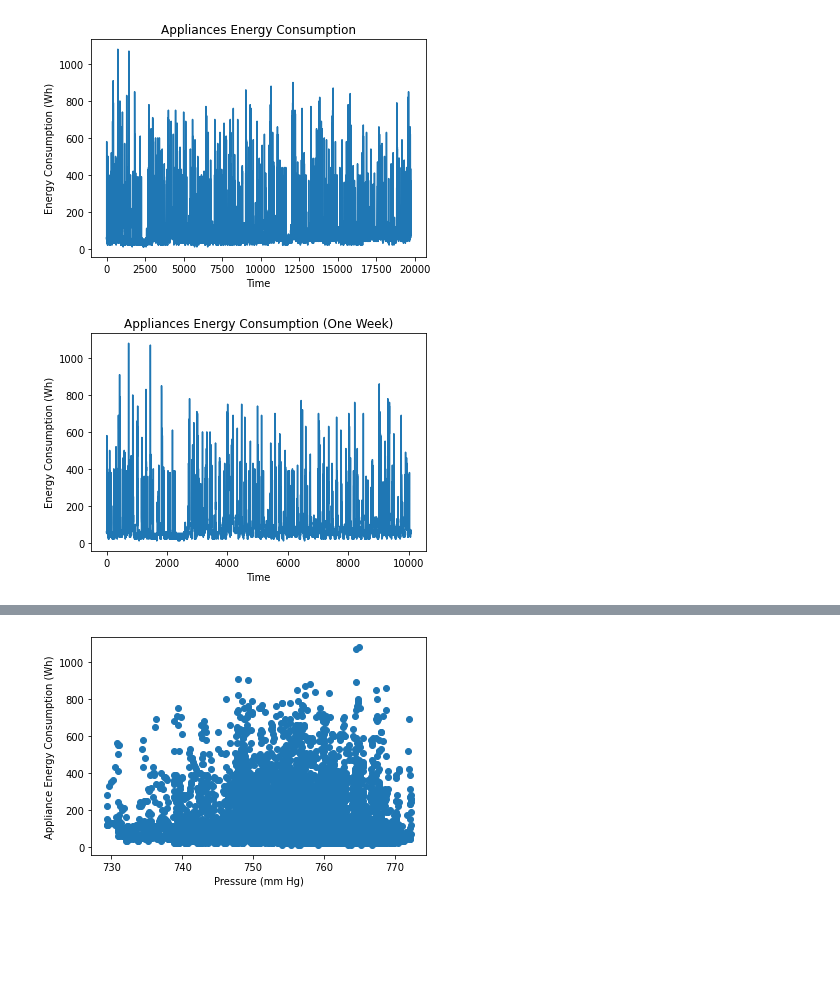
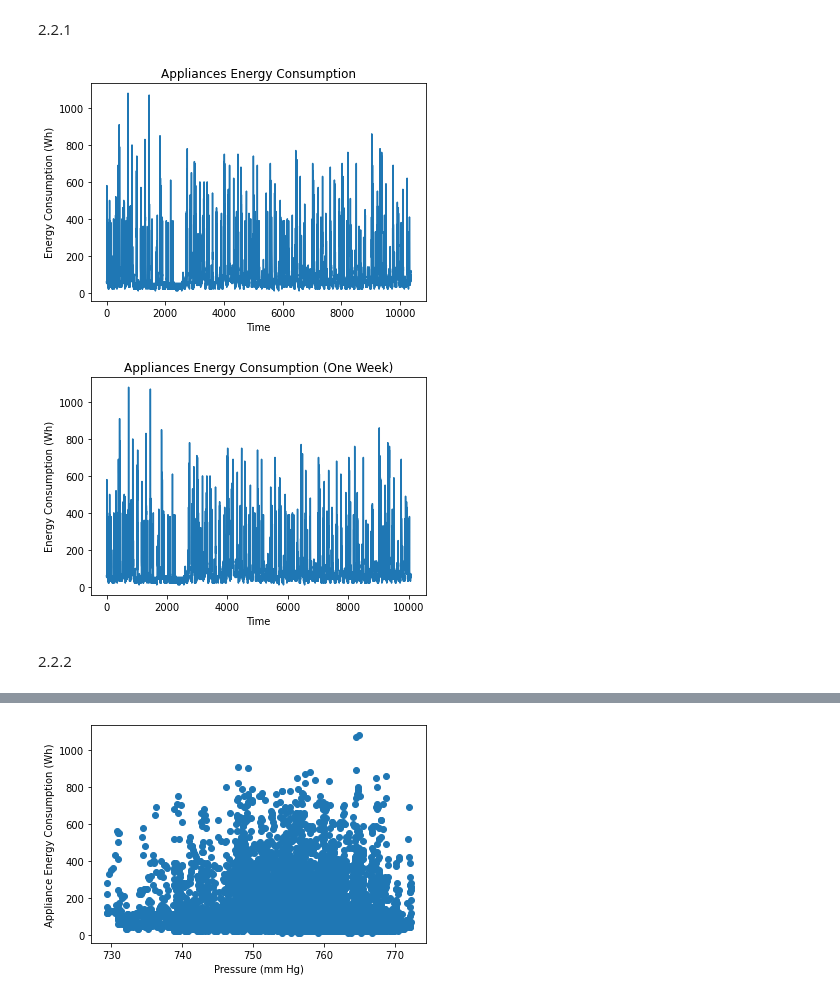
Before and after one commit to bgekim/ME592, a Jupyter notebook: ME592_HW1.ipynb, the cells around one changed output, grey strips where cells are left out. Drawn from its saved outputs; the diff is of its cells as text; code cells hidden in the pictures; blank space fills up the shorter version.

Commit message:
upload assignment again

```diff
--- a/ME592_HW1.ipynb
+++ b/ME592_HW1.ipynb
@@ -86,0 +93,2 @@ files.upload()
+# %% [markdown]
+2.2.1
@@ -87,24 +104,19 @@ files.upload()
 # %%
-# need to do again
-
-import matplotlib.pyplot as plt
-
-# Load the data
-data = pd.read_csv('energydata_complete.csv')
-
 # Plot the energy consumption for the whole period
-plt.plot(data['Appliances'])
+plt.plot(energy_data['Appliances'])
 plt.xlabel('Time')
 plt.ylabel('Energy Consumption (Wh)')
 plt.title('Appliances Energy Consumption')
 plt.show()
 
 # # Plot the energy consumption for a week
-plt.plot(data['Appliances'][:7 * 24 * 60])
+plt.plot(energy_data['Appliances'][:7 * 24 * 60])
 plt.xlabel('Time')
 plt.ylabel('Energy Consumption (Wh)')
 plt.title('Appliances Energy Consumption (One Week)')
 plt.show()
 # %% [output]
-[figure, old version]
+[figure, new version]
 [figure]
+# %% [markdown]
+2.2.2
```
Also changed, not shown: parts of 48 cells of this notebook, 1 other file.
